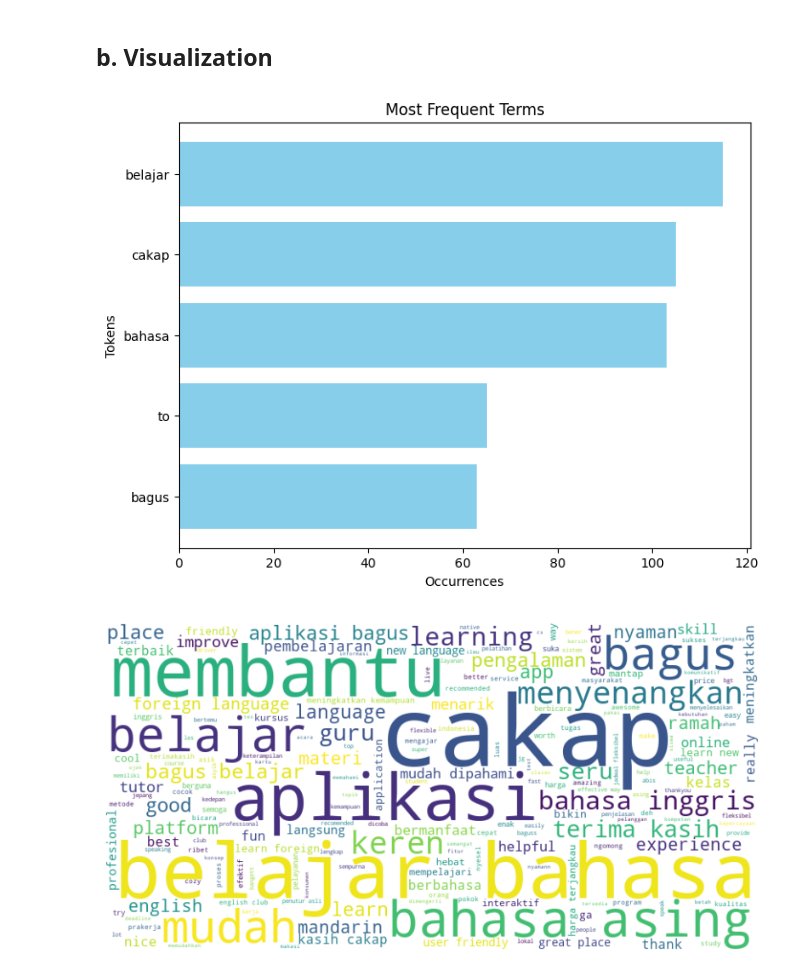
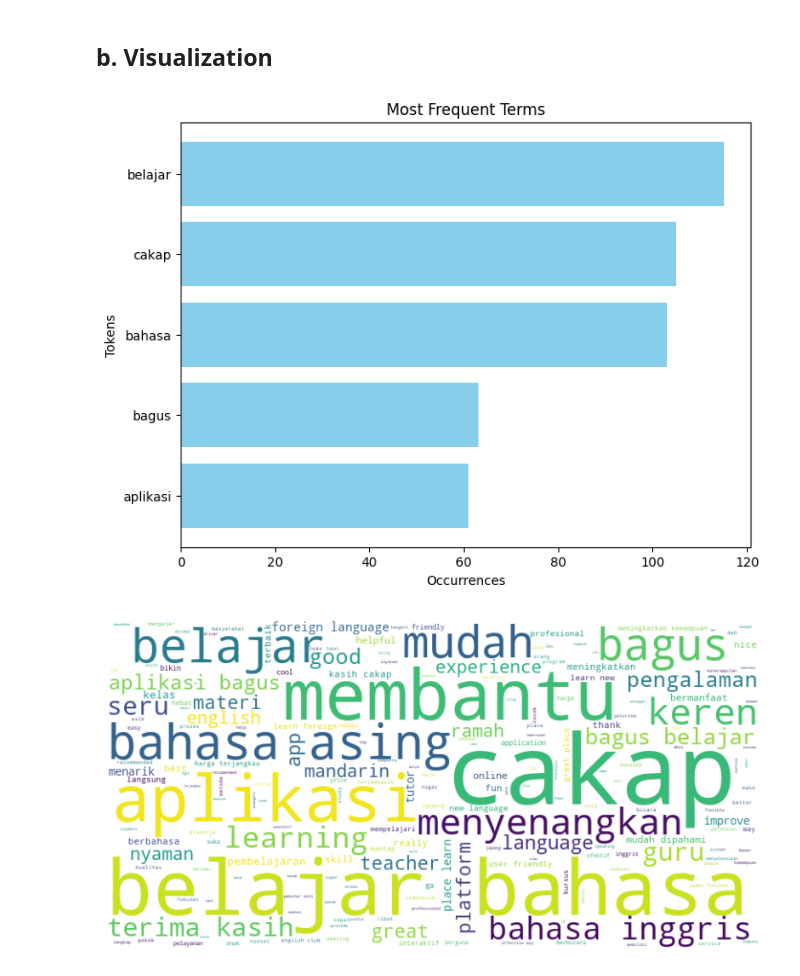
Before and after one commit to alvinxrww/cakap-sentiment-analysis, a Jupyter notebook: Data Analysis/Google Reviews/google_reviews_analysis.ipynb, the cells around one changed output. Drawn from its saved outputs; the diff is of its cells as text; code cells hidden in the pictures.

```diff
--- a/Data Analysis/Google Reviews/google_reviews_analysis.ipynb
+++ b/Data Analysis/Google Reviews/google_reviews_analysis.ipynb
@@ -242,12 +214,13 @@ from nlp_id.tokenizer import Tokenizer
 def preprocess_text(reviews):
     tokenizer = Tokenizer()
     stopword = StopWord()
-    stop_words = stopword.get_stopword()
+    stop_words = stopword.get_stopword() + list(stopwords.words('english'))
 
     text = " ".join(reviews)
     tokens = [tokenizer.tokenize(text.lower())][0]
     tokens = [token for token in tokens if token.isalpha()
               and token not in stop_words]
+
     return tokens
 # %%
 tokens = preprocess_text(reviews)
@@ -268,6 +241,6 @@ plt.title('Most Frequent Terms')
 plt.gca().invert_yaxis()
 plt.show()
 # %% [output]
-[figure, old version]
+[figure, new version]
 # %%
 def generate_wordcloud(words):
@@ -280,7 +251,6 @@ def generate_wordcloud(words):
     ax.imshow(wordcloud, interpolation='bilinear')
     ax.axis('off')
 # %%
-text = " ".join(tokens)
-generate_wordcloud(text)
+generate_wordcloud(" ".join(tokens))
 # %% [output]
-[figure, old version]
+[figure, new version]
```
Also changed, not shown: parts of 11 cells of this notebook, 3 other files.
